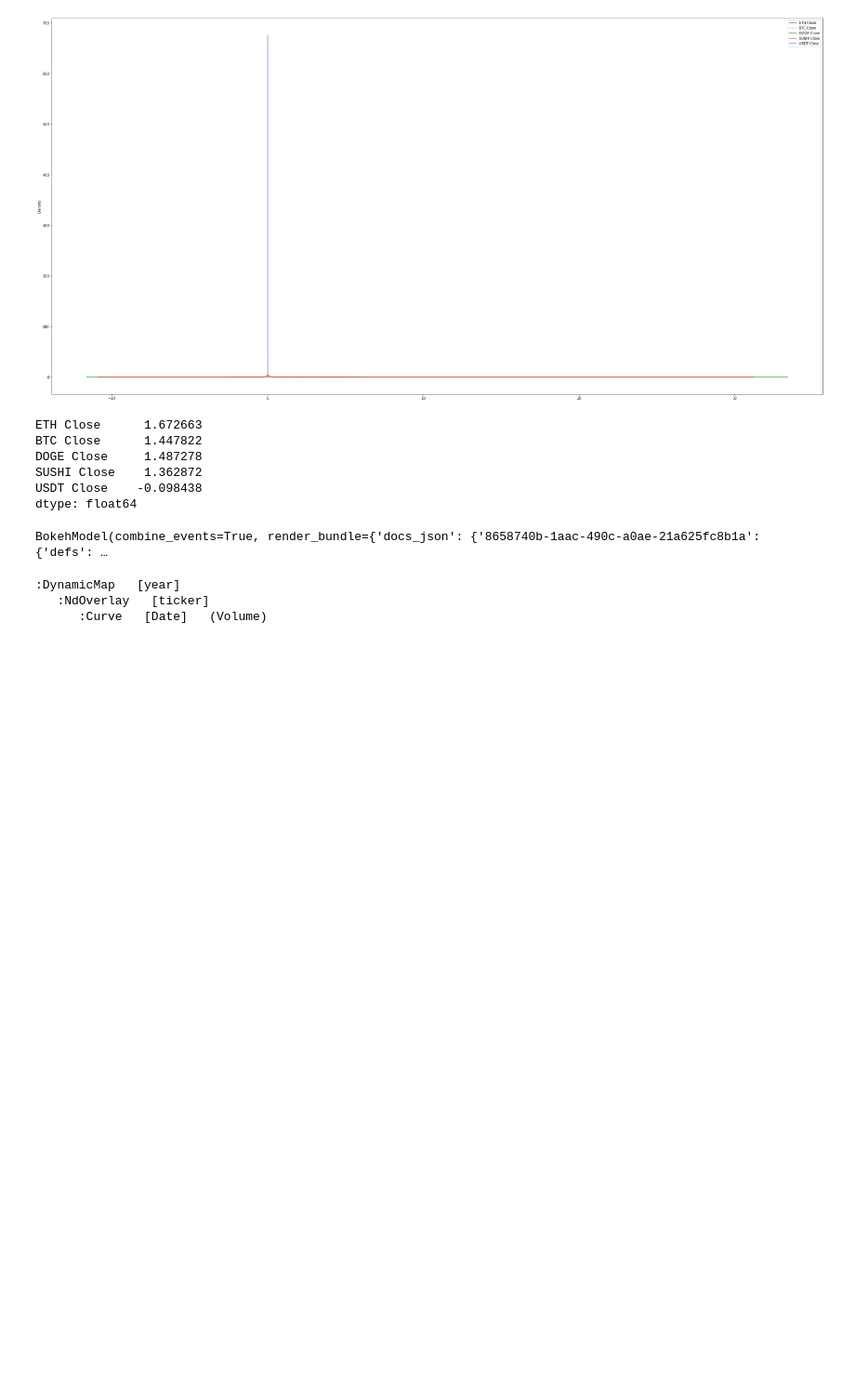
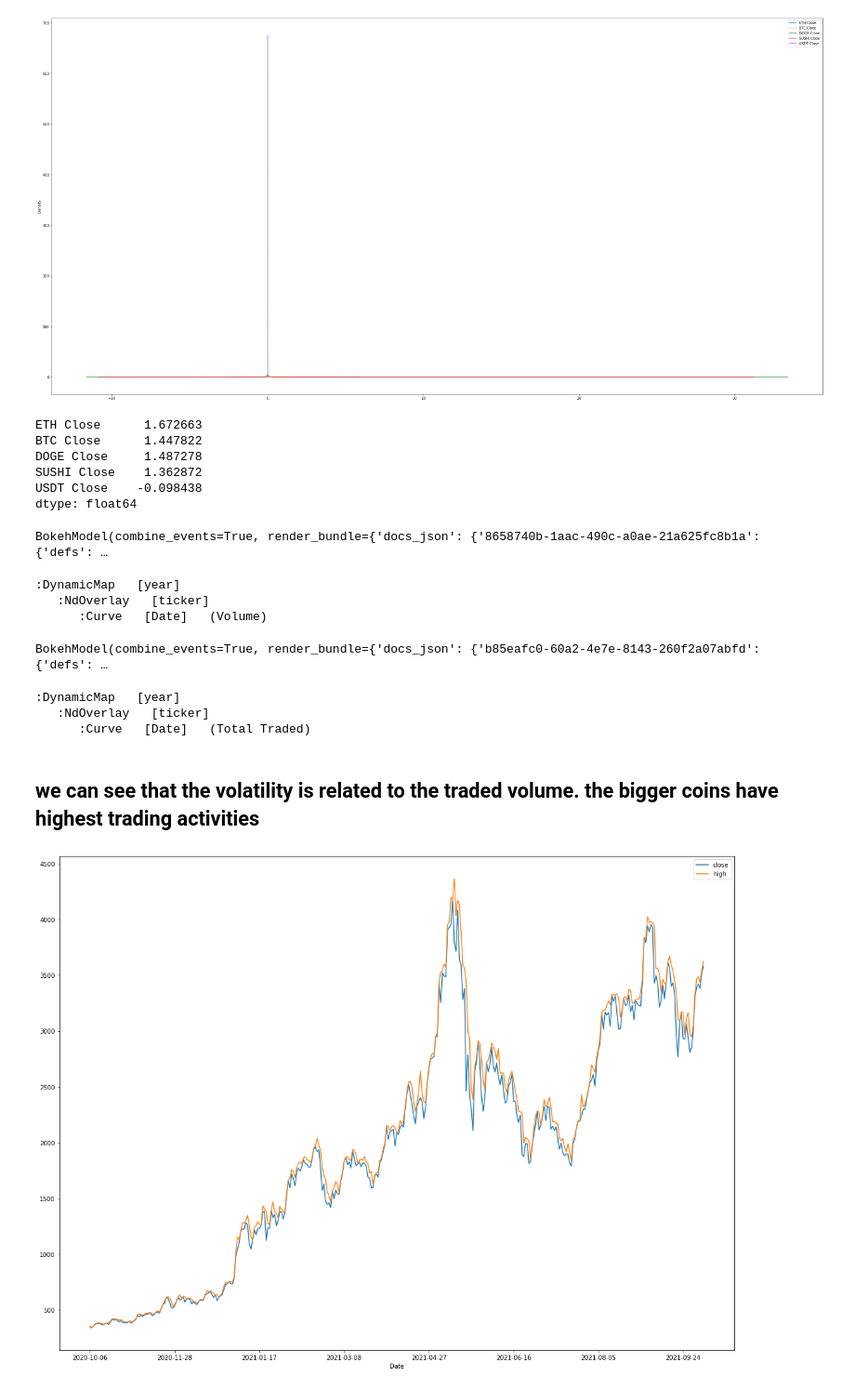
Before and after one commit to pysouzhny/GWU_Project_1, a Jupyter notebook: Crypto_Analysis.ipynb, the cells around one changed output. Shown at 93% size. Cells and saved outputs as stored; diff of their text form; code cells hidden in the pictures; blank space fills up the shorter version.

```diff
--- a/Crypto_Analysis.ipynb
+++ b/Crypto_Analysis.ipynb
@@ -132,3 +163,16 @@ BokehModel(combine_events=True, render_bundle={'docs_json': {'8658740b-1aac-490c
 :DynamicMap   [year]
    :NdOverlay   [ticker]
       :Curve   [Date]   (Volume)
+# %%
+Trade_data.head()
+Trade_data['year']=test['Date'].str.slice(0,4,1)
+
+Trade_data.hvplot.line(x='Date',y='Total Traded',xlabel='Date',ylabel='Daily Traded Total',title='Intraday Traded',by='ticker',figsize=(200,100),groupby='year')
+# %% [output]
+BokehModel(combine_events=True, render_bundle={'docs_json': {'b85eafc0-60a2-4e7e-8143-260f2a07abfd': {'defs': …
+:DynamicMap   [year]
+   :NdOverlay   [ticker]
+      :Curve   [Date]   (Total Traded)
+# %% [markdown]
+we can see that the volatility is related to the traded volume. the bigger coins have highest trading activities
+----
@@ -134,0 +181,10 @@ BokehModel(combine_events=True, render_bundle={'docs_json': {'8658740b-1aac-490c
+# %%
+s_test= Crypto_data.loc[:,['ETH Close','ETH High']].dropna()
+plt.figure(figsize=(20,15))
+
+s_test['ETH Close'].plot(label='close')
+s_test['ETH High'].plot(label='high')
+plt.legend(loc='upper right')
+plt.show()
+# %% [output]
+[figure, added]
```
Also changed, not shown: parts of 3 cells of this notebook.
